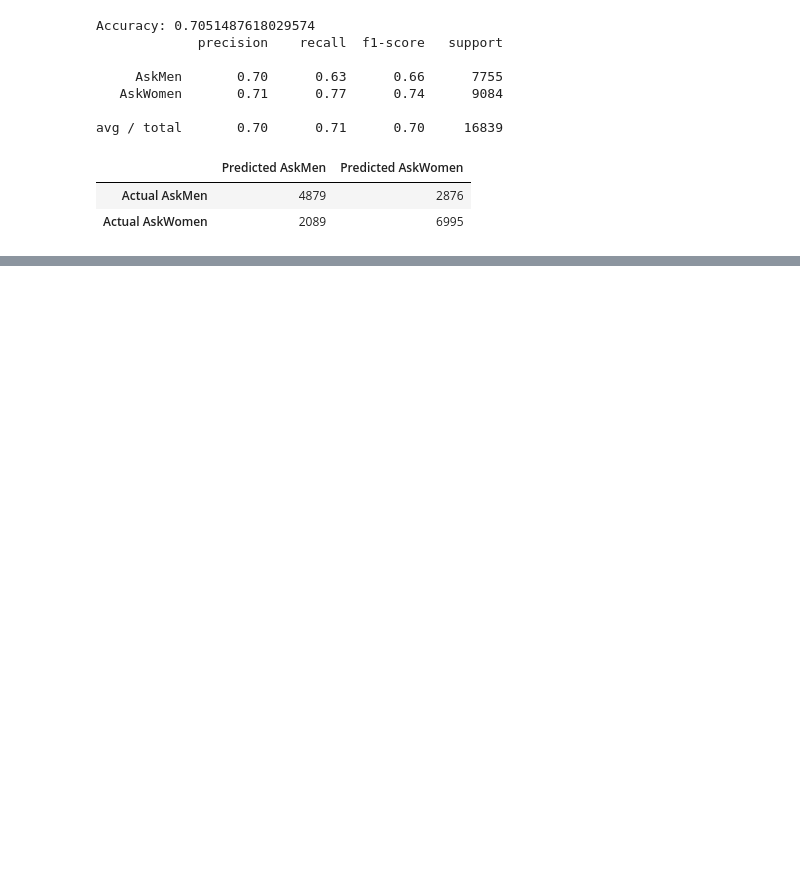
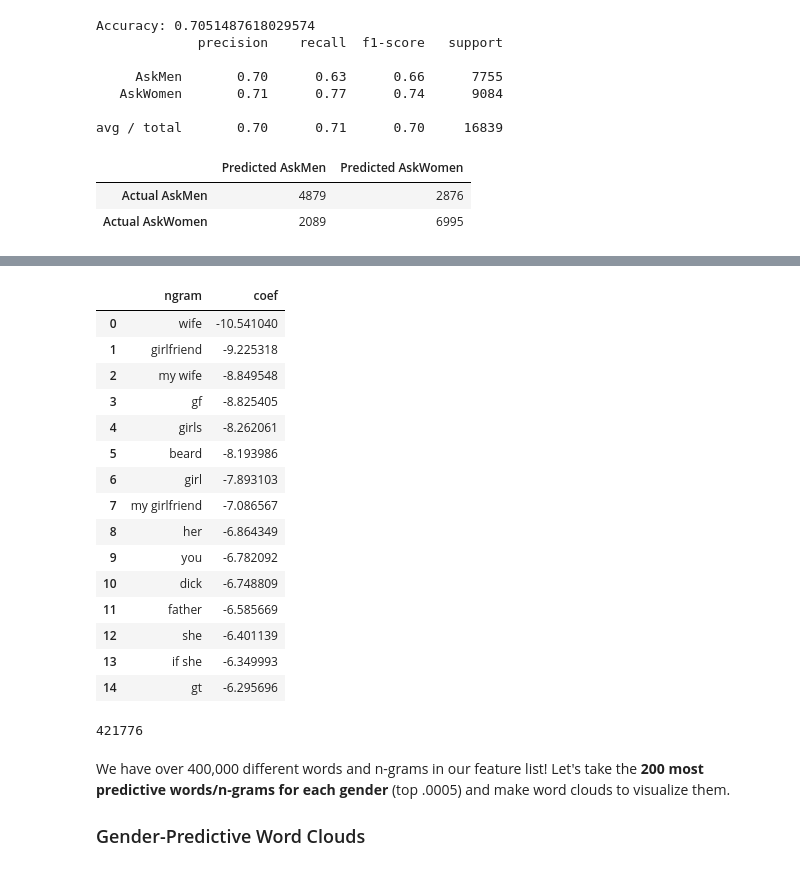
Before and after one commit to eamonious/reddit-comment-gender, a Jupyter notebook: Logistic Regression with Natural Language Processing.ipynb, the cells around one changed output, grey strips where cells are left out. Cells and saved outputs as stored; diff of their text form; code cells hidden in the pictures; blank space fills up the shorter version.

```diff
--- a/Logistic Regression with Natural Language Processing.ipynb
+++ b/Logistic Regression with Natural Language Processing.ipynb
@@ -312,0 +232,35 @@ Would be cool to look at AskMen comments and see which it most thinks are from a
+# %%
+coefs = pd.DataFrame(gs_lr2.best_estimator_.steps[1][1].coef_).T
+coefs.columns = ['coef']
+coefs['ngram'] = gs_lr2.best_estimator_.steps[0][1].get_feature_names()
+coefs = coefs[['ngram','coef']]
+coefs = coefs.sort_values('coef')
+coefs.to_csv('./csvs/coef_ranks.csv',index=False)
+# %%
+#Shows words and n-grams most strongly associated with comments by men
+coefs.head(15)
+# %% [output]
+|  | ngram | coef |
+| 0 | wife | -10.541040 |
+| 1 | girlfriend | -9.225318 |
+| 2 | my wife | -8.849548 |
+| 3 | gf | -8.825405 |
+| 4 | girls | -8.262061 |
+| 5 | beard | -8.193986 |
+| 6 | girl | -7.893103 |
+| 7 | my girlfriend | -7.086567 |
+| 8 | her | -6.864349 |
+| 9 | you | -6.782092 |
+| 10 | dick | -6.748809 |
+| 11 | father | -6.585669 |
+| 12 | she | -6.401139 |
+| 13 | if she | -6.349993 |
+| 14 | gt | -6.295696 |
+# %%
+len(coefs)
+# %% [output]
+421776
+# %% [markdown]
+We have over 400,000 different words and n-grams in our feature list!  Let's take the **200 most predictive words/n-grams for each gender** (top .0005) and make word clouds to visualize them.
+
+### Gender-Predictive Word Clouds
```
Also changed, not shown: parts of 58 cells of this notebook, 40 other files.
